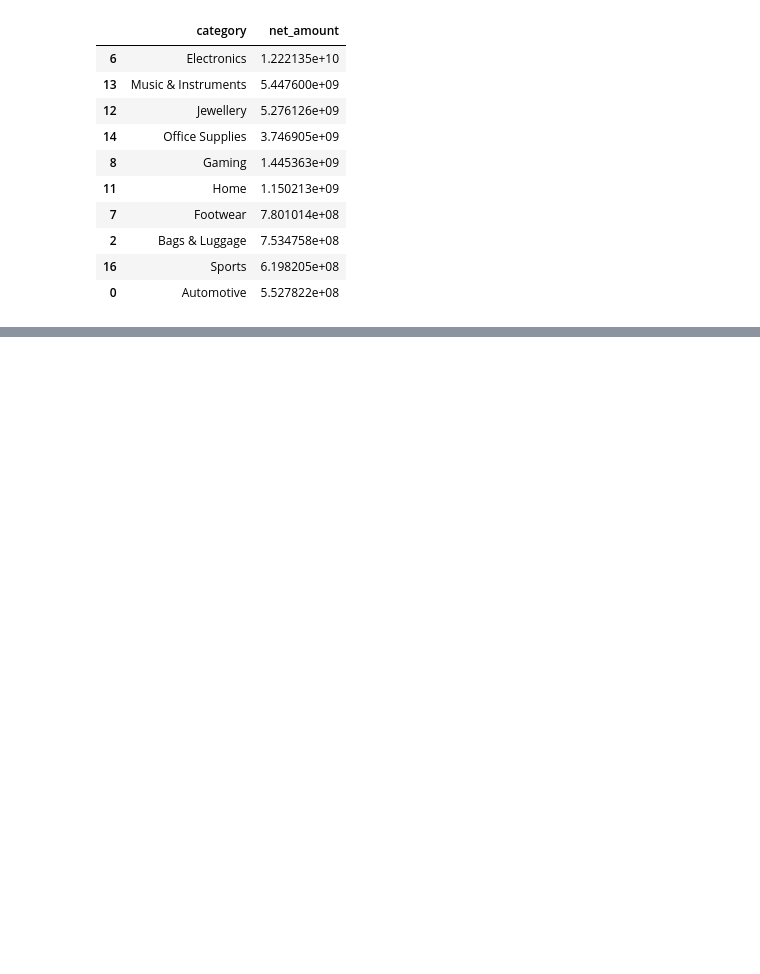
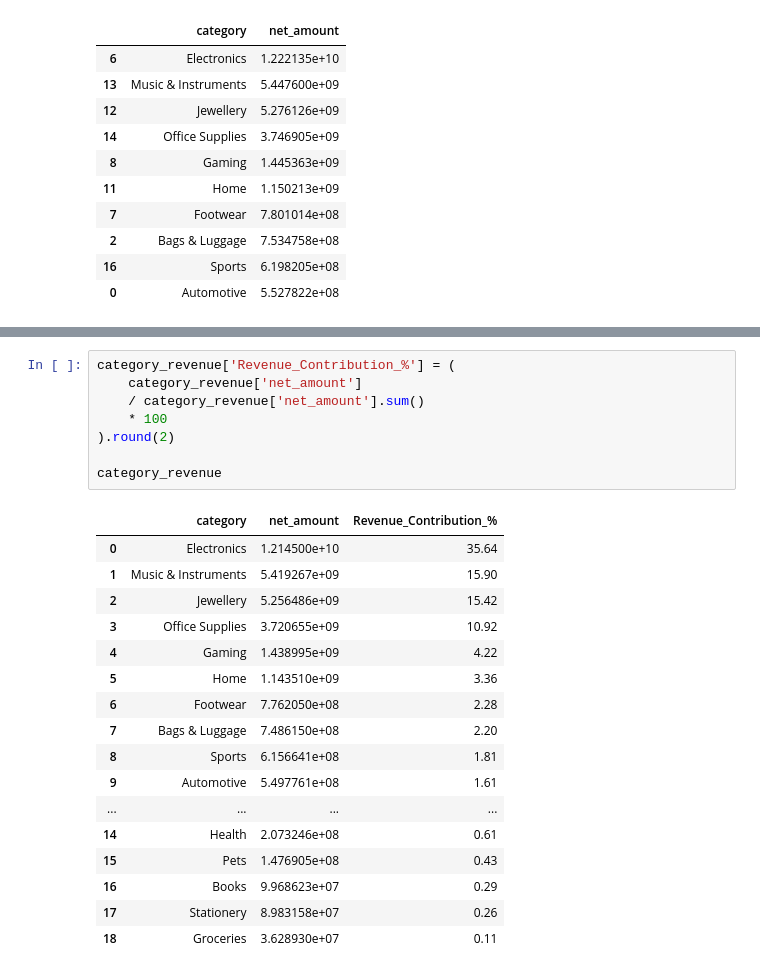
Before and after one commit to BhupathiTharun/Supply-chain-data-warehouse, a Jupyter notebook: notebooks/03_EDA.ipynb, the cells around one changed output, grey strips where cells are left out. Drawn from its saved outputs; the diff is of its cells as text; blank space fills up the shorter version.

```diff
--- a/notebooks/03_EDA.ipynb
+++ b/notebooks/03_EDA.ipynb
@@ -314,0 +406,26 @@ top_categories
+# %%
+category_revenue['Revenue_Contribution_%'] = (
+    category_revenue['net_amount']
+    / category_revenue['net_amount'].sum()
+    * 100
+).round(2)
+
+category_revenue
+# %% [output]
+|  | category | net_amount | Revenue_Contribution_% |
+| 0 | Electronics | 1.214500e+10 | 35.64 |
+| 1 | Music & Instruments | 5.419267e+09 | 15.90 |
+| 2 | Jewellery | 5.256486e+09 | 15.42 |
+| 3 | Office Supplies | 3.720655e+09 | 10.92 |
+| 4 | Gaming | 1.438995e+09 | 4.22 |
+| 5 | Home | 1.143510e+09 | 3.36 |
+| 6 | Footwear | 7.762050e+08 | 2.28 |
+| 7 | Bags & Luggage | 7.486150e+08 | 2.20 |
+| 8 | Sports | 6.156641e+08 | 1.81 |
+| 9 | Automotive | 5.497761e+08 | 1.61 |
+| ... | ... | ... | ... |
+| 14 | Health | 2.073246e+08 | 0.61 |
+| 15 | Pets | 1.476905e+08 | 0.43 |
+| 16 | Books | 9.968623e+07 | 0.29 |
+| 17 | Stationery | 8.983158e+07 | 0.26 |
+| 18 | Groceries | 3.628930e+07 | 0.11 |
```
Also changed, not shown: parts of 59 cells of this notebook, 1 other file.
